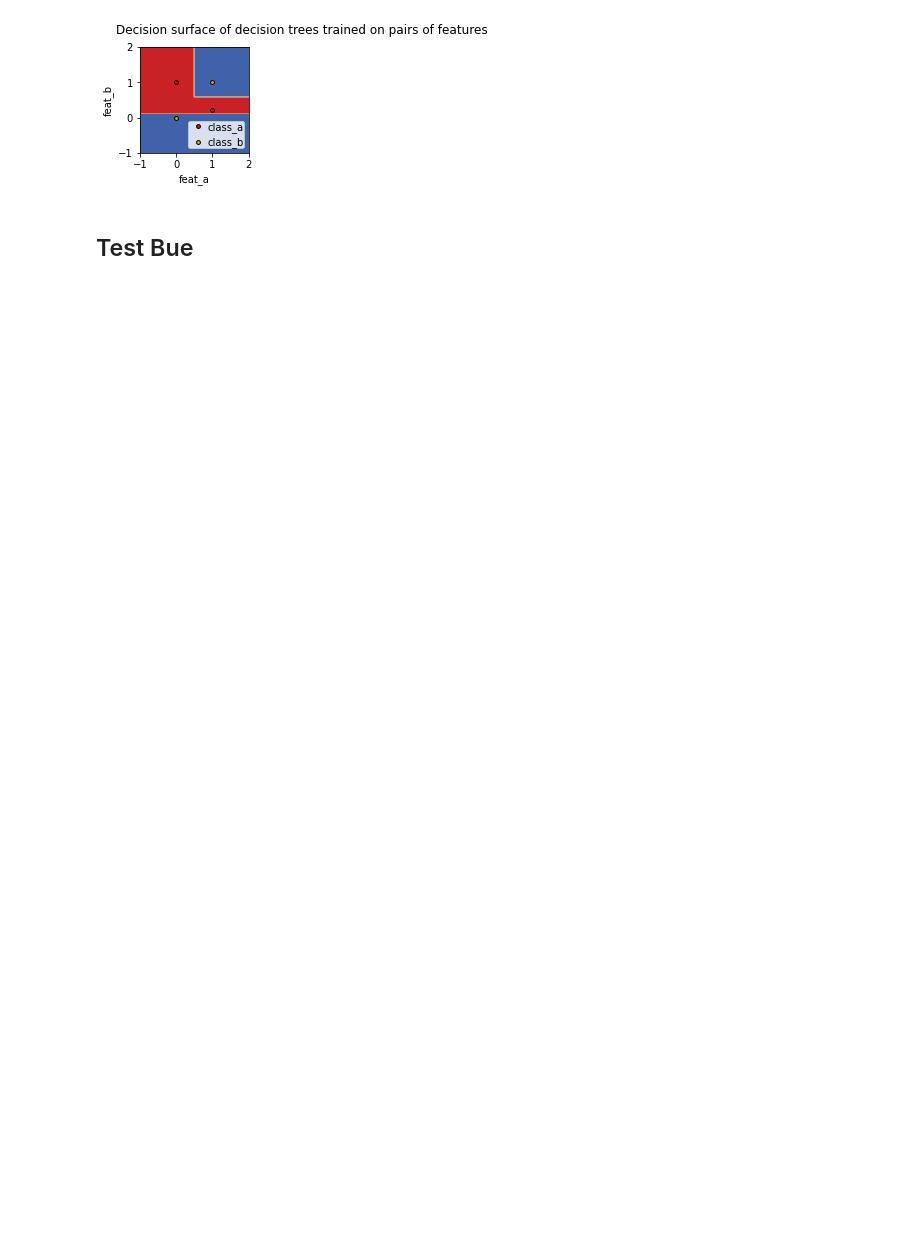
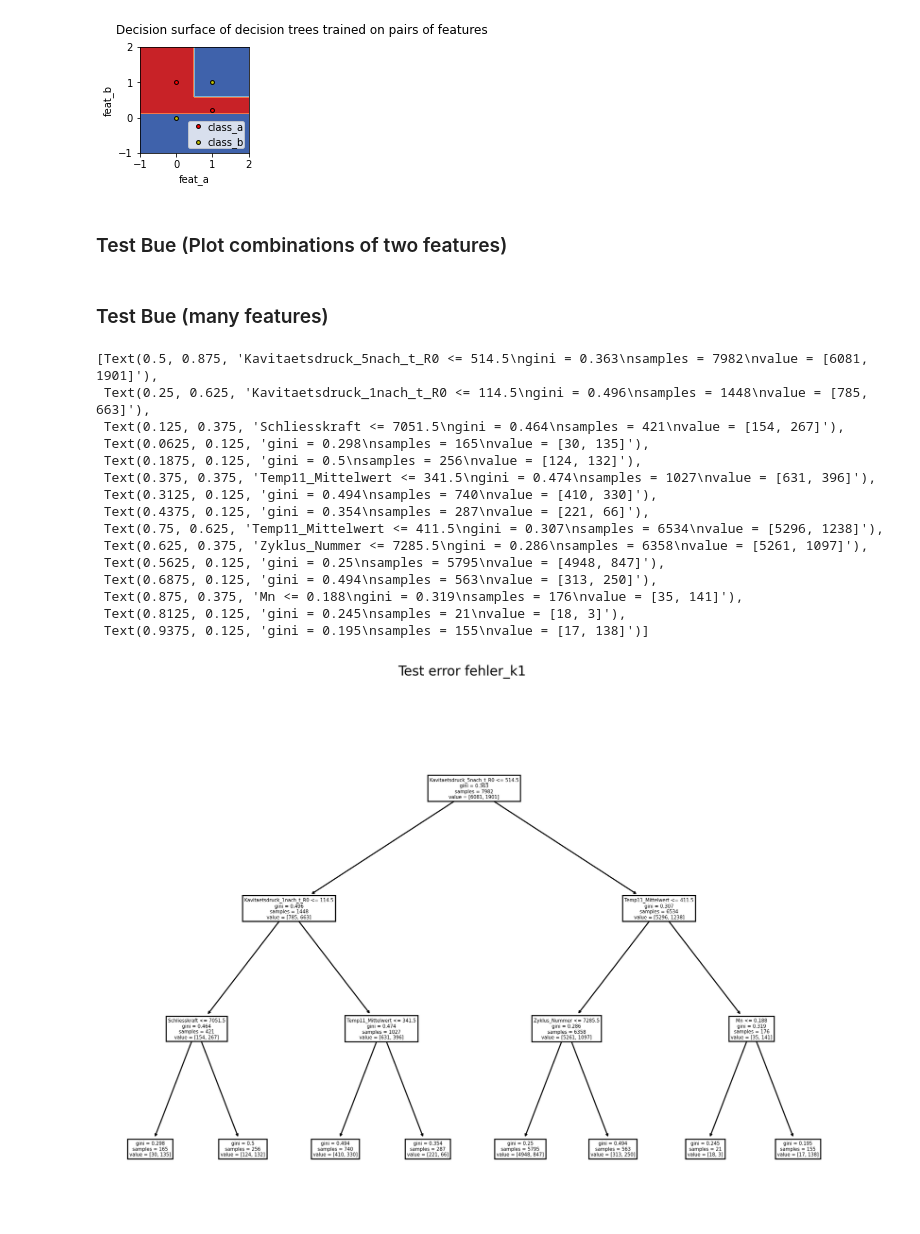
Before and after one commit to Gerrino/failure-recognition, a Jupyter notebook: failure-recognition-die-casting/examples/decision_tree_jupyter.ipynb, the cells around one changed output. Cells and saved outputs as stored; diff of their text form; code cells hidden in the pictures; blank space fills up the shorter version.

Commit message:
Create decision tree for bue data set

```diff
--- a/failure-recognition-die-casting/examples/decision_tree_jupyter.ipynb
+++ b/failure-recognition-die-casting/examples/decision_tree_jupyter.ipynb
@@ -73,7 +63,6 @@ plt.legend(loc="lower right", borderpad=0, handletextpad=0)
 _ = plt.axis("tight")
 # %% [output]
 [figure]
-# %% [markdown]
-Test Bue
----
+# %% [markdown]
+### Test Bue (Plot combinations of two features)
 # %%
@@ -102,0 +118,36 @@ n_classes = 2
+# %% [markdown]
+### Test Bue (many features)
+# %%
+fig=plt.figure(figsize=(12,8), dpi=250, facecolor='w', edgecolor='k')
+bue_data = pd.read_csv(PATH_DICT["bue"], decimal=".", sep='\t', header=0)
+error_general = bue_data.iloc[:, -8:-7]
+error_specific = bue_data.iloc[:, -7:]
+features = bue_data.iloc[:, :-8]
+specific_error_index = 0
+specific_error_name = str(error_specific.columns[specific_error_index])
+error_classes = ["No Error", specific_error_name]
+Xp = Xp_all.iloc[:, pair]
+X = np.array(features)
+Y = np.array(error_specific.iloc[:, specific_error_index])
+Y_labels = pd.array(error_classes)
+clf = tree.DecisionTreeClassifier(max_depth=3)
+clf = clf.fit(X, Y)
+plt.suptitle("Test error " + specific_error_name)
+tree.plot_tree(clf, feature_names=features.columns, class_names=error_classes)
+# %% [output]
+[Text(0.5, 0.875, 'Kavitaetsdruck_5nach_t_R0 <= 514.5\ngini = 0.363\nsamples = 7982\nvalue = [6081, 1901]'),
+ Text(0.25, 0.625, 'Kavitaetsdruck_1nach_t_R0 <= 114.5\ngini = 0.496\nsamples = 1448\nvalue = [785, 663]'),
+ Text(0.125, 0.375, 'Schliesskraft <= 7051.5\ngini = 0.464\nsamples = 421\nvalue = [154, 267]'),
+ Text(0.0625, 0.125, 'gini = 0.298\nsamples = 165\nvalue = [30, 135]'),
+ Text(0.1875, 0.125, 'gini = 0.5\nsamples = 256\nvalue = [124, 132]'),
+ Text(0.375, 0.375, 'Temp11_Mittelwert <= 341.5\ngini = 0.474\nsamples = 1027\nvalue = [631, 396]'),
+ Text(0.3125, 0.125, 'gini = 0.494\nsamples = 740\nvalue = [410, 330]'),
+ Text(0.4375, 0.125, 'gini = 0.354\nsamples = 287\nvalue = [221, 66]'),
+ Text(0.75, 0.625, 'Temp11_Mittelwert <= 411.5\ngini = 0.307\nsamples = 6534\nvalue = [5296, 1238]'),
+ Text(0.625, 0.375, 'Zyklus_Nummer <= 7285.5\ngini = 0.286\nsamples = 6358\nvalue = [5261, 1097]'),
+ Text(0.5625, 0.125, 'gini = 0.25\nsamples = 5795\nvalue = [4948, 847]'),
+ Text(0.6875, 0.125, 'gini = 0.494\nsamples = 563\nvalue = [313, 250]'),
+ Text(0.875, 0.375, 'Mn <= 0.188\ngini = 0.319\nsamples = 176\nvalue = [35, 141]'),
+ Text(0.8125, 0.125, 'gini = 0.245\nsamples = 21\nvalue = [18, 3]'),
+ Text(0.9375, 0.125, 'gini = 0.195\nsamples = 155\nvalue = [17, 138]')]
+[figure, added]
```
Also changed, not shown: parts of 6 cells of this notebook.
